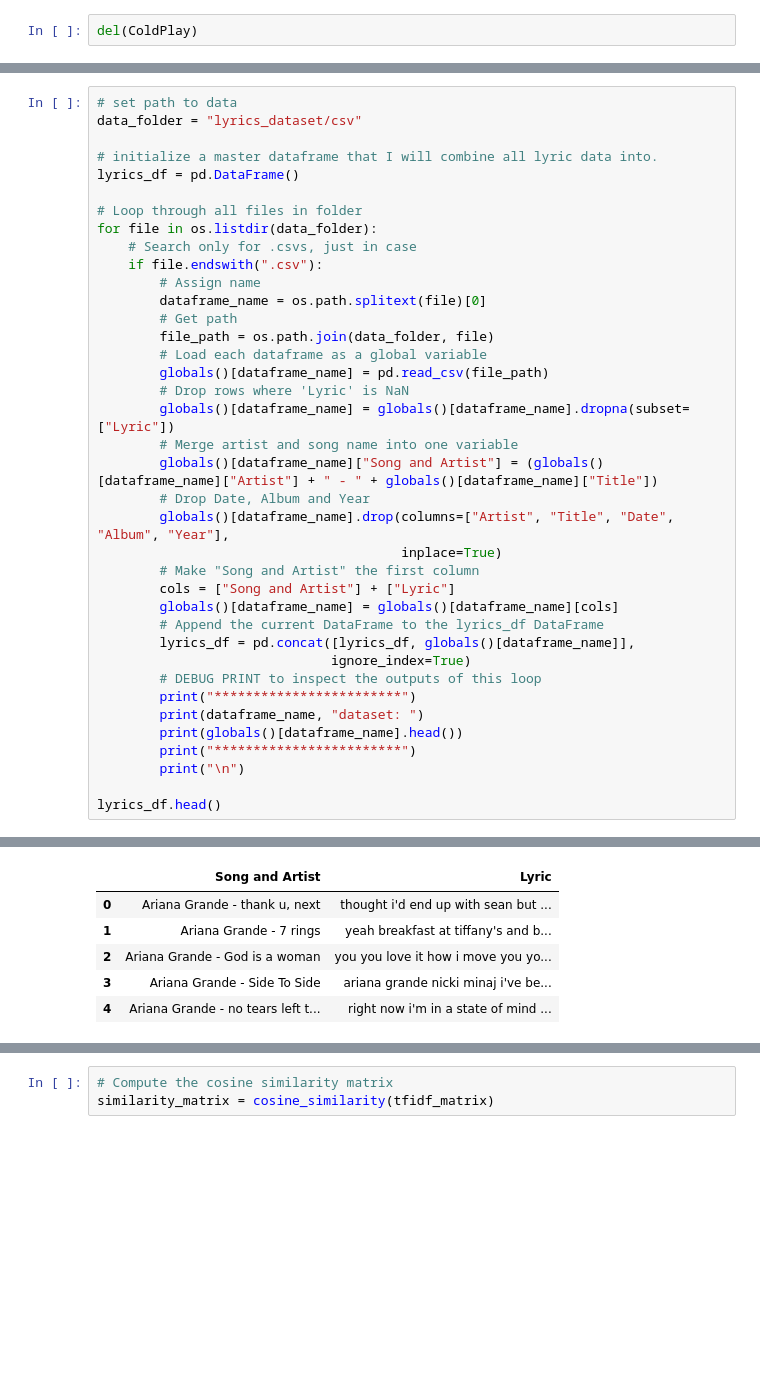
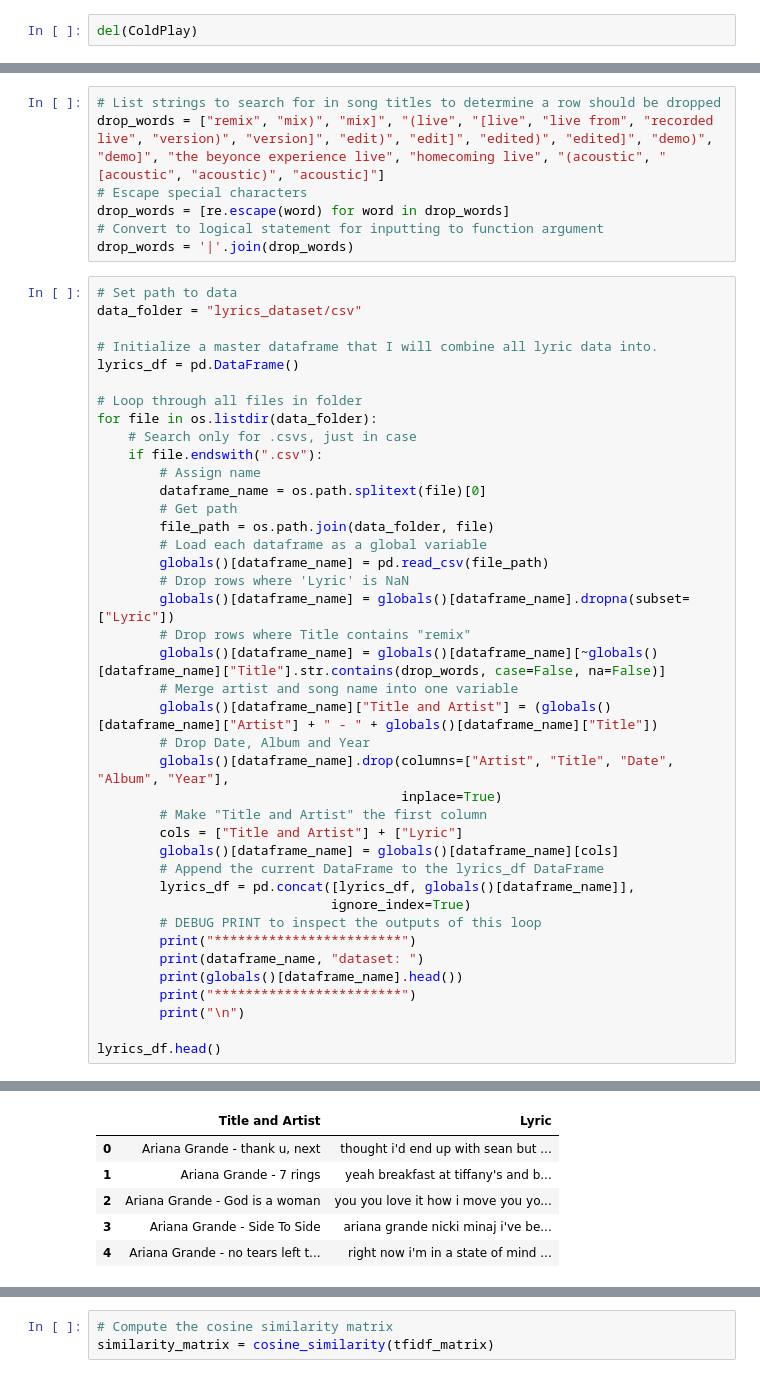
Before and after one commit to Disco-Gnome/CSC84040_Final_Project, a Jupyter notebook: lyrics_recommendation_engine.ipynb, the cells around one changed output, grey strips where cells are left out. Drawn from its saved outputs; the diff is of its cells as text; blank space fills up the shorter version.

Commit message:
Stopwords and dropwords extended. Functionality improved. Style cleanup.

```diff
--- a/lyrics_recommendation_engine.ipynb
+++ b/lyrics_recommendation_engine.ipynb
@@ -38,8 +45,15 @@ I design a loop for quickly loading the 21 CSV files and preprocessing them acco
+# %%
+# List strings to search for in song titles to determine a row should be dropped
+drop_words = ["remix", "mix)", "mix]", "(live", "[live", "live from", "recorded live", "version)", "version]", "edit)", "edit]", "edited)", "edited]", "demo)", "demo]", "the beyonce experience live", "homecoming live", "(acoustic", "[acoustic", "acoustic)", "acoustic]"]
+# Escape special characters
+drop_words = [re.escape(word) for word in drop_words]
+# Convert to logical statement for inputting to function argument
+drop_words = '|'.join(drop_words)
 # %%
-# set path to data
+# Set path to data
 data_folder = "lyrics_dataset/csv"
 
-# initialize a master dataframe that I will combine all lyric data into.
+# Initialize a master dataframe that I will combine all lyric data into.
 lyrics_df = pd.DataFrame()
 
 # Loop through all files in folder
@@ -54,13 +68,15 @@ for file in os.listdir(data_folder):
         globals()[dataframe_name] = pd.read_csv(file_path)
         # Drop rows where 'Lyric' is NaN
         globals()[dataframe_name] = globals()[dataframe_name].dropna(subset=["Lyric"])
+        # Drop rows where Title contains "remix"
+        globals()[dataframe_name] = globals()[dataframe_name][~globals()[dataframe_name]["Title"].str.contains(drop_words, case=False, na=False)]
         # Merge artist and song name into one variable
-        globals()[dataframe_name]["Song and Artist"] = (globals()[dataframe_name]["Artist"] + " - " + globals()[dataframe_name]["Title"])
+        globals()[dataframe_name]["Title and Artist"] = (globals()[dataframe_name]["Artist"] + " - " + globals()[dataframe_name]["Title"])
         # Drop Date, Album and Year
         globals()[dataframe_name].drop(columns=["Artist", "Title", "Date", "Album", "Year"],
                                        inplace=True)
-        # Make "Song and Artist" the first column
-        cols = ["Song and Artist"] + ["Lyric"]
+        # Make "Title and Artist" the first column
+        cols = ["Title and Artist"] + ["Lyric"]
         globals()[dataframe_name] = globals()[dataframe_name][cols]
         # Append the current DataFrame to the lyrics_df DataFrame
         lyrics_df = pd.concat([lyrics_df, globals()[dataframe_name]],
@@ -85,10 +101,10 @@ ArianaGrande dataset:
 
                                                Lyric
 0  thought i'd end up with sean but he wasn't a m...
 1  yeah breakfast at tiffany's and bottles of bub...
 ... (339 lines left out)
 2  we could leave the christmas lights up 'til ja...
 3  i'm doing good i'm on some new shit been sayin...
 4  i don't like your little games don't like your...
 ************************
-|  | Song and Artist | Lyric |
+|  | Title and Artist | Lyric |
```
Also changed, not shown: parts of 13 cells of this notebook.
